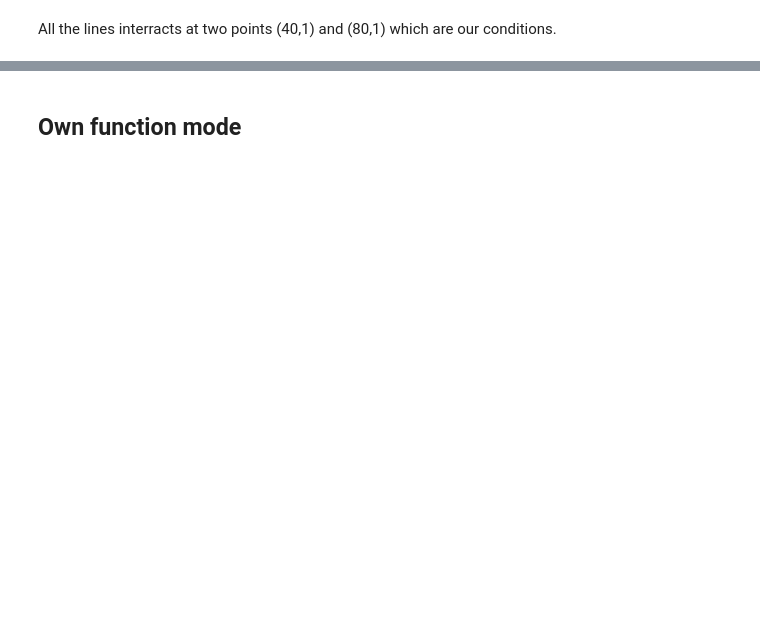
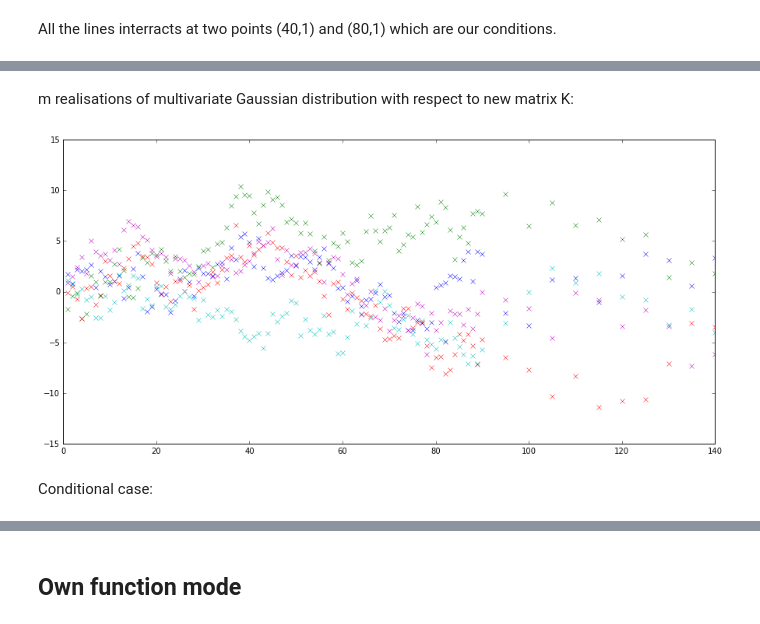
Before and after one commit to koptelovmax/gaussianprocess, a Jupyter notebook: Python/Multivariate_Gaussian.ipynb, the cells around one changed output, grey strips where cells are left out. Drawn from its saved outputs; the diff is of its cells as text; code cells hidden in the pictures; blank space fills up the shorter version.

```diff
--- a/Python/Multivariate_Gaussian.ipynb
+++ b/Python/Multivariate_Gaussian.ipynb
@@ -170,17 +170,11 @@ Mean vector and covariance matrix:
 from numpy.linalg import inv
 invK_c_c = inv(getkernmatrix(x_cond,x_cond))
 
-# A = (f_cond - 0)
-# B = K_x_c*invK_c_c
-# C = B*A
-# mju_cond = mju + C
+mju = np.zeros(d)
+K = getkernmatrix(x,x)
 
-A = list(np.array(f_cond) - np.array(mju_cond))
-B = np.matmul(K_x_c,invK_c_c)
-C = np.matmul(B,A)
-
-MU = list(np.array(mju) + np.array(C))
-SIGMA = list(np.array(K) - np.array(np.matmul(np.matmul(K_x_c,invK_c_c),K_x_c.transpose())))
+MU = mju + np.matmul(np.matmul(K_x_c,invK_c_c),np.array(f_cond) - np.array(mju_cond))
+SIGMA = K - np.matmul(np.matmul(K_x_c,invK_c_c),K_x_c.transpose())
 # %% [markdown]
 m realisations of multivariate conditional Gaussian distribution:
 # %%
@@ -196,0 +220,13 @@ All the lines interracts at two points (40,1) and (80,1) which are our condition
+# %% [markdown]
+m realisations of multivariate Gaussian distribution with respect to new matrix K:
+# %%
+m = 5 # number of realisations
+R = np.random.multivariate_normal(mju,K,m)
+
+fig = mp.figure(figsize=(15,7)) # scale of the plot
+mp.plot((np.ones((m,d)) * x).transpose(), R.transpose(),'x')
+mp.show()
+# %% [output]
+[figure, added]
+# %% [markdown]
+Conditional case:
```
Also changed, not shown: parts of 36 cells of this notebook, 1 other file.
